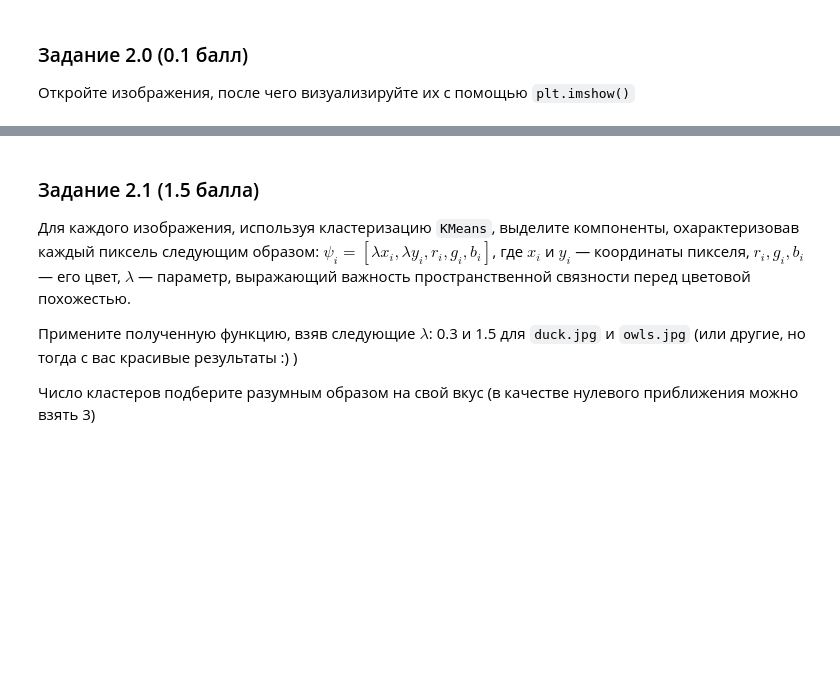
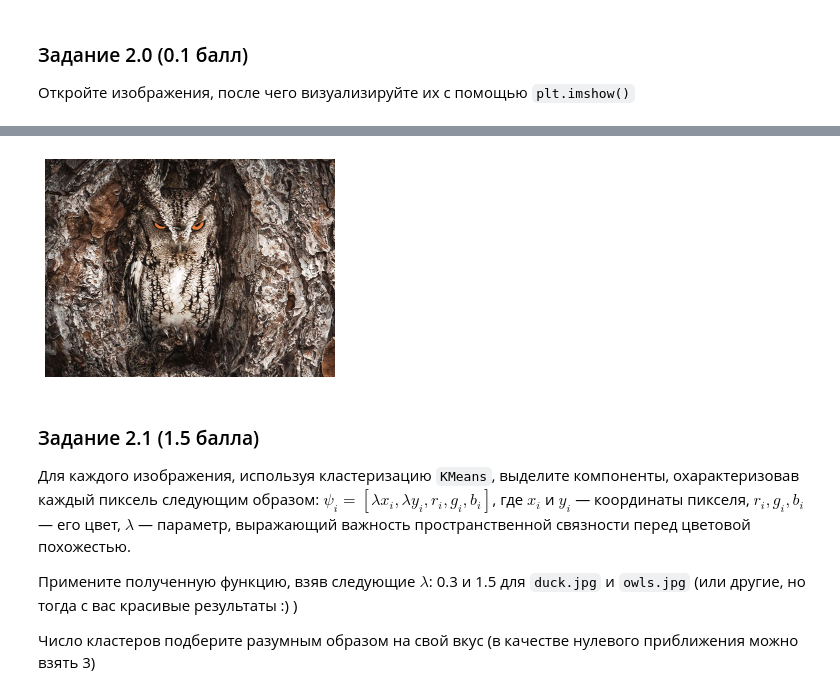
Before and after one commit to Kulikov17/MLDS_ML, a Jupyter notebook: HW4/clustering.ipynb, the cells around one changed output, grey strips where cells are left out. Saved outputs shown, nothing was run; the diff lists cells and outputs as text; code cells hidden in the pictures; blank space fills up the shorter version.

````diff
--- a/HW4/clustering.ipynb
+++ b/HW4/clustering.ipynb
@@ -200,3 +204,9 @@ from PIL import Image
+# %%
+im_owls = Image.open(root_path + 'owls.jpg')
+plt.axis('off')
+plt.imshow(im_owls);
+# %% [output]
+[figure, added]
 # %% [markdown]
 ### Задание 2.1 (1.5 балла)
 Для каждого изображения, используя кластеризацию ```KMeans```, выделите компоненты, охарактеризовав каждый пиксель следующим образом: $\psi_i = [\lambda x_i, \lambda y_i, r_i, g_i, b_i]$, где
````
Also changed, not shown: parts of 13 cells of this notebook.
